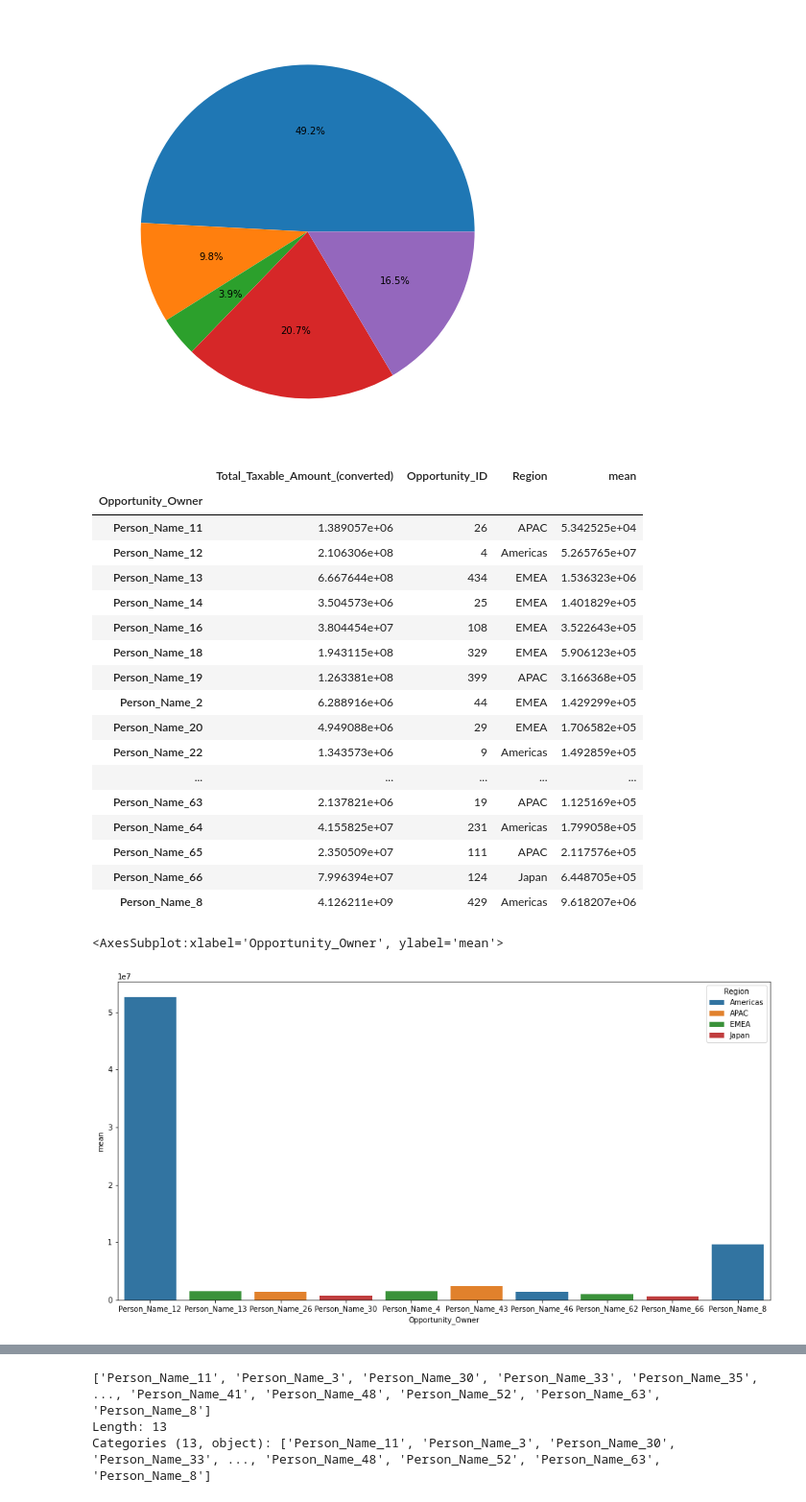
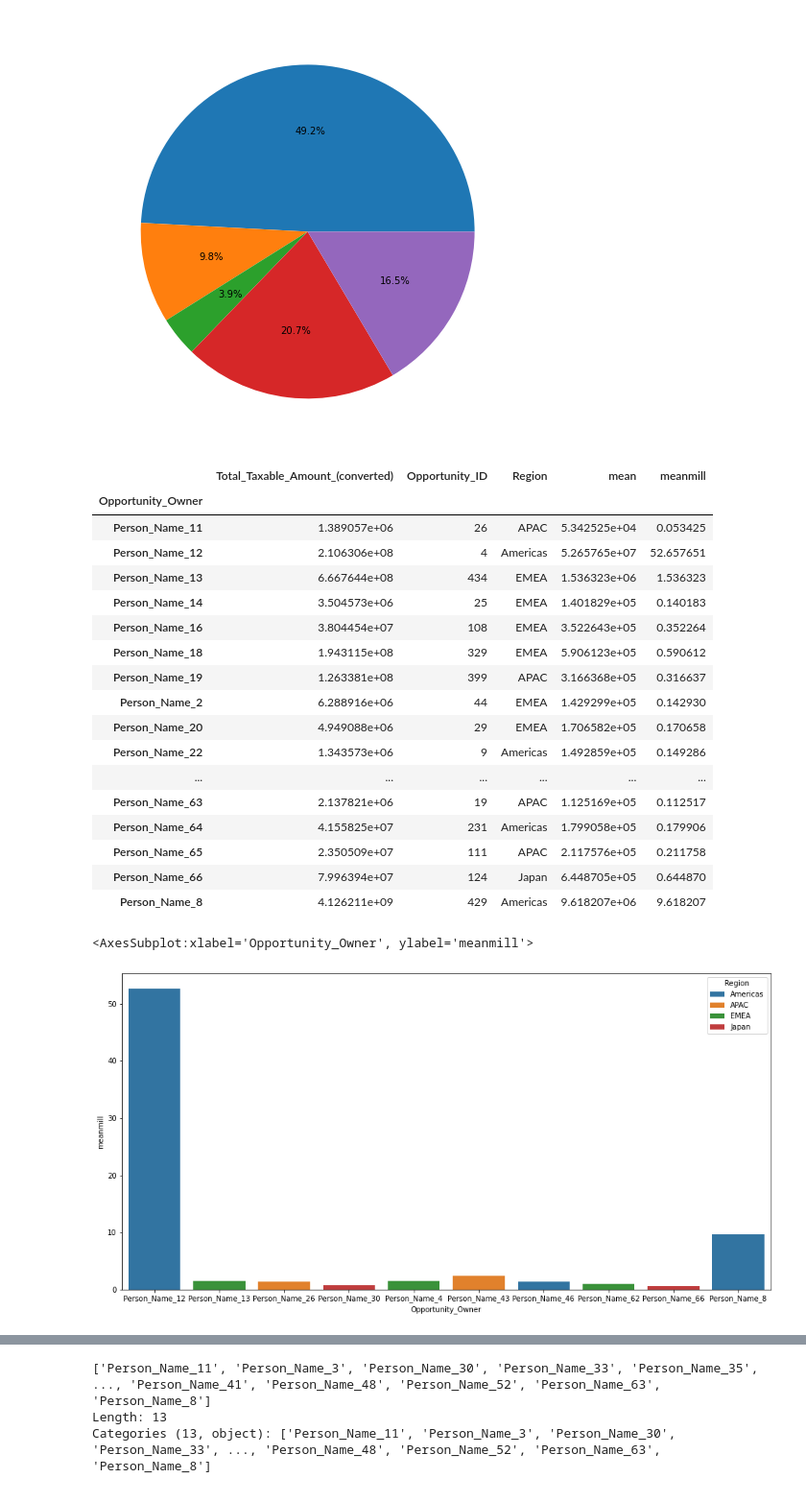
Before and after one commit to faristegui/tpdatos-2c-2020, a Jupyter notebook: TP1_Martin.ipynb, the cells around one changed output, grey strips where cells are left out. Shown at 96% size. Cells and saved outputs as stored; diff of their text form; code cells hidden in the pictures.

```diff
--- a/TP1_Martin.ipynb
+++ b/TP1_Martin.ipynb
@@ -521,27 +519,29 @@ df_byID_won = df_byID_won.groupby(['Opportunity_Owner']).agg({'Total_Taxable_Amo
 df_byID_won = df_byID_won[df_byID_won['Opportunity_ID'] >0 ]
 df_byID_won['mean'] = df_byID_won['Total_Taxable_Amount_(converted)'] / df_byID_won['Opportunity_ID']
 # %%
+
+df_byID_won['meanmill'] =df_byID_won['mean']/1000000
 df_byID_won
 #Se puede ver que hay una oportunidad ganada con un monto gravado de 0 (Opportunity_Owner de Person_Name_35)
 # %% [output]
-|  | Total_Taxable_Amount_(converted) | Opportunity_ID | Region | mean |
-| Opportunity_Owner |  |  |  |  |
-| Person_Name_11 | 1.389057e+06 | 26 | APAC | 5.342525e+04 |
-| Person_Name_12 | 2.106306e+08 | 4 | Americas | 5.265765e+07 |
-| Person_Name_13 | 6.667644e+08 | 434 | EMEA | 1.536323e+06 |
-| Person_Name_14 | 3.504573e+06 | 25 | EMEA | 1.401829e+05 |
-| Person_Name_16 | 3.804454e+07 | 108 | EMEA | 3.522643e+05 |
-| Person_Name_18 | 1.943115e+08 | 329 | EMEA | 5.906123e+05 |
-| Person_Name_19 | 1.263381e+08 | 399 | APAC | 3.166368e+05 |
-| Person_Name_2 | 6.288916e+06 | 44 | EMEA | 1.429299e+05 |
-| Person_Name_20 | 4.949088e+06 | 29 | EMEA | 1.706582e+05 |
-| Person_Name_22 | 1.343573e+06 | 9 | Americas | 1.492859e+05 |
-| ... | ... | ... | ... | ... |
-| Person_Name_63 | 2.137821e+06 | 19 | APAC | 1.125169e+05 |
-| Person_Name_64 | 4.155825e+07 | 231 | Americas | 1.799058e+05 |
-| Person_Name_65 | 2.350509e+07 | 111 | APAC | 2.117576e+05 |
-| Person_Name_66 | 7.996394e+07 | 124 | Japan | 6.448705e+05 |
-| Person_Name_8 | 4.126211e+09 | 429 | Americas | 9.618207e+06 |
+|  | Total_Taxable_Amount_(converted) | Opportunity_ID | Region | mean | meanmill |
+| Opportunity_Owner |  |  |  |  |  |
+| Person_Name_11 | 1.389057e+06 | 26 | APAC | 5.342525e+04 | 0.053425 |
+| Person_Name_12 | 2.106306e+08 | 4 | Americas | 5.265765e+07 | 52.657651 |
+| Person_Name_13 | 6.667644e+08 | 434 | EMEA | 1.536323e+06 | 1.536323 |
+| Person_Name_14 | 3.504573e+06 | 25 | EMEA | 1.401829e+05 | 0.140183 |
+| Person_Name_16 | 3.804454e+07 | 108 | EMEA | 3.522643e+05 | 0.352264 |
+| Person_Name_18 | 1.943115e+08 | 329 | EMEA | 5.906123e+05 | 0.590612 |
+| Person_Name_19 | 1.263381e+08 | 399 | APAC | 3.166368e+05 | 0.316637 |
+| Person_Name_2 | 6.288916e+06 | 44 | EMEA | 1.429299e+05 | 0.142930 |
+| Person_Name_20 | 4.949088e+06 | 29 | EMEA | 1.706582e+05 | 0.170658 |
+| Person_Name_22 | 1.343573e+06 | 9 | Americas | 1.492859e+05 | 0.149286 |
+| ... | ... | ... | ... | ... | ... |
+| Person_Name_63 | 2.137821e+06 | 19 | APAC | 1.125169e+05 | 0.112517 |
+| Person_Name_64 | 4.155825e+07 | 231 | Americas | 1.799058e+05 | 0.179906 |
+| Person_Name_65 | 2.350509e+07 | 111 | APAC | 2.117576e+05 | 0.211758 |
+| Person_Name_66 | 7.996394e+07 | 124 | Japan | 6.448705e+05 | 0.644870 |
+| Person_Name_8 | 4.126211e+09 | 429 | Americas | 9.618207e+06 | 9.618207 |
 # %%
 df_byID_won_sortmean = df_byID_won.sort_values(by= 'mean', ascending = False)
 df_byID_won_sortcount = df_byID_won.sort_values(by='Opportunity_ID', ascending = False)
@@ -551,7 +551,7 @@ top_10.reset_index(inplace = True)
 top_10.Opportunity_Owner.cat.remove_unused_categories(inplace = True)
 # %%
 plt.figure(figsize= (16,8))
-sns.barplot(x=top_10['Opportunity_Owner'], y="mean", hue='Region', data=top_10, dodge = False)
+sns.barplot(x=top_10['Opportunity_Owner'], y="meanmill", hue='Region', data=top_10, dodge = False)
 # %% [output]
-<AxesSubplot:xlabel='Opportunity_Owner', ylabel='mean'>
+<AxesSubplot:xlabel='Opportunity_Owner', ylabel='meanmill'>
-[figure, old version]
+[figure, new version]
```
Also changed, not shown: parts of 39 cells of this notebook.
